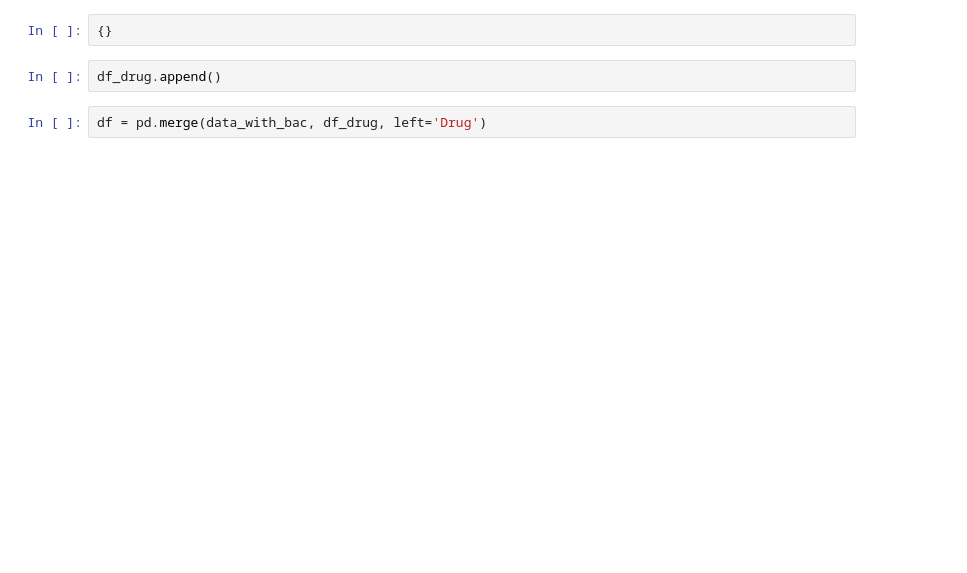
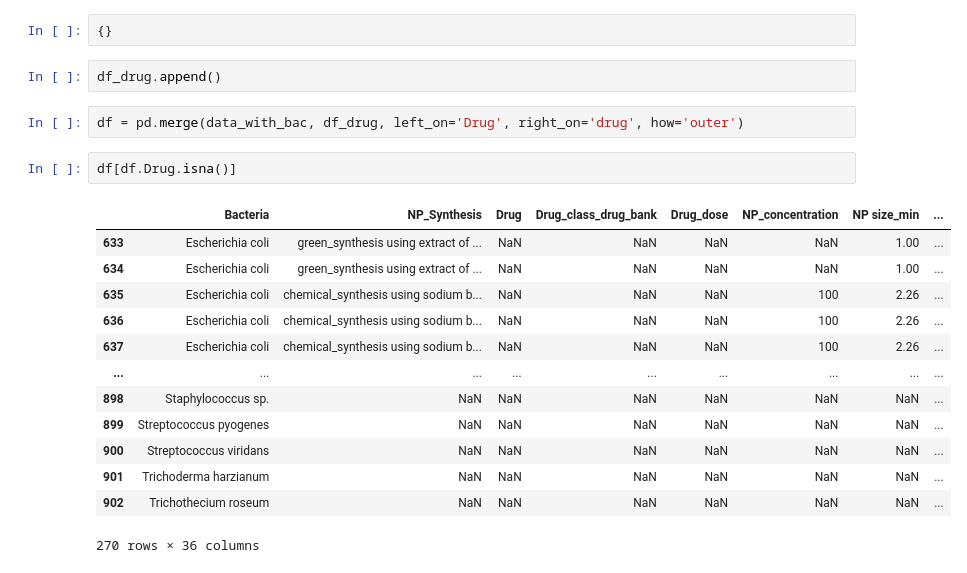
Before and after one commit to vahahahart/hackathon_team_3, a Jupyter notebook: tmp_vah.ipynb, the cells around one changed output. Saved outputs shown, nothing was run; the diff lists cells and outputs as text; blank space fills up the shorter version.

```diff
--- a/tmp_vah.ipynb
+++ b/tmp_vah.ipynb
@@ -206,4 +210,20 @@ drugs_in_data.difference(drugs_in_drugs) # need to add
 # %%
 df_drug.append()
 # %%
-df = pd.merge(data_with_bac, df_drug, left='Drug')
+df = pd.merge(data_with_bac, df_drug, left_on='Drug', right_on='drug', how='outer')
+# %%
+df[df.Drug.isna()]
+# %% [output]
+|  | Bacteria | NP_Synthesis | Drug | Drug_class_drug_bank | Drug_dose | NP_concentration | NP size_min | ... |
+| 633 | Escherichia coli | green_synthesis using extract of ... | NaN | NaN | NaN | NaN | 1.00 | ... |
+| 634 | Escherichia coli | green_synthesis using extract of ... | NaN | NaN | NaN | NaN | 1.00 | ... |
+| 635 | Escherichia coli | chemical_synthesis using sodium b... | NaN | NaN | NaN | 100 | 2.26 | ... |
+| 636 | Escherichia coli | chemical_synthesis using sodium b... | NaN | NaN | NaN | 100 | 2.26 | ... |
+| 637 | Escherichia coli | chemical_synthesis using sodium b... | NaN | NaN | NaN | 100 | 2.26 | ... |
+| ... | ... | ... | ... | ... | ... | ... | ... | ... |
+| 898 | Staphylococcus sp. | NaN | NaN | NaN | NaN | NaN | NaN | ... |
+| 899 | Streptococcus pyogenes | NaN | NaN | NaN | NaN | NaN | NaN | ... |
+| 900 | Streptococcus viridans | NaN | NaN | NaN | NaN | NaN | NaN | ... |
+| 901 | Trichoderma harzianum | NaN | NaN | NaN | NaN | NaN | NaN | ... |
+| 902 | Trichothecium roseum | NaN | NaN | NaN | NaN | NaN | NaN | ... |
+270 rows × 36 columns
```
Also changed, not shown: parts of 8 cells of this notebook.
